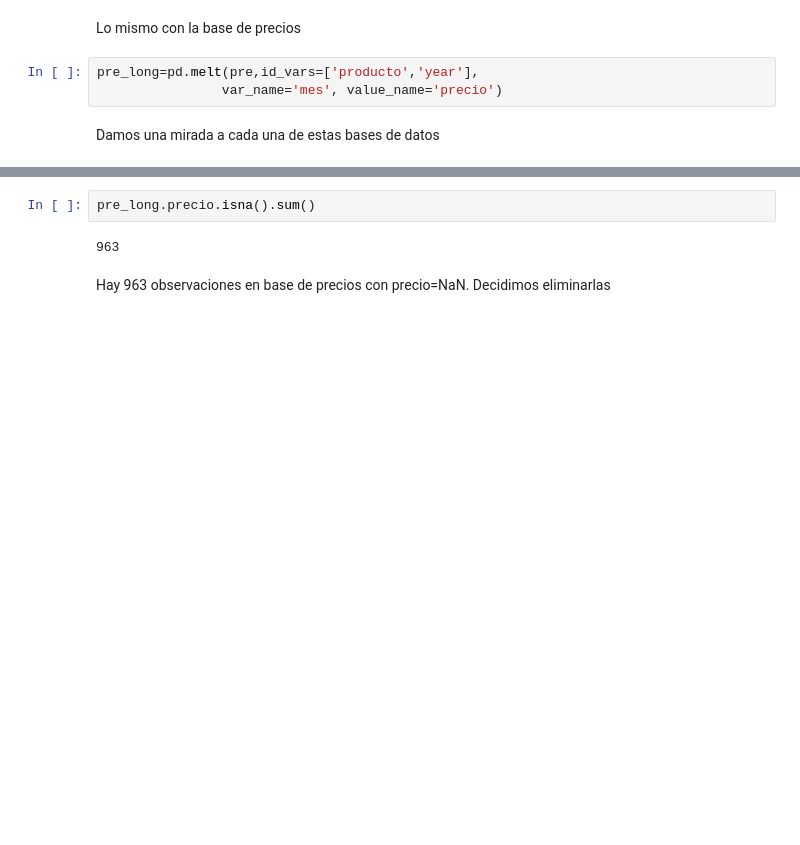
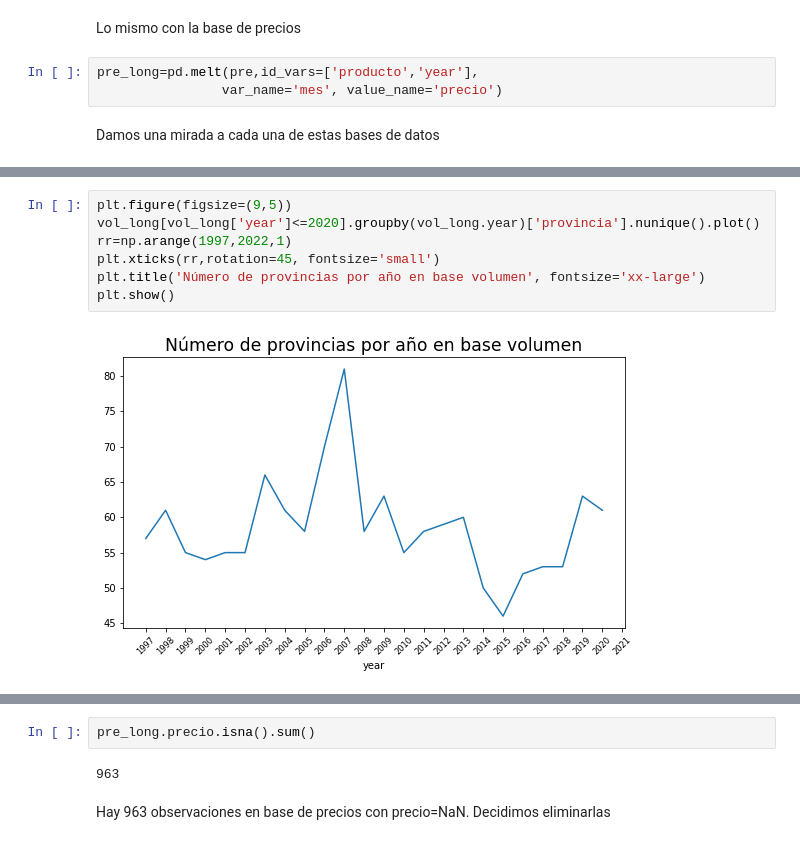
Before and after one commit to eduzegarra/grade_01, a Jupyter notebook: proyecto_papa.ipynb, the cells around one changed output, grey strips where cells are left out. Cells and saved outputs as stored; diff of their text form; blank space fills up the shorter version.

```diff
--- a/proyecto_papa.ipynb
+++ b/proyecto_papa.ipynb
@@ -85,2 +86,11 @@ plt.show()
+# %%
+plt.figure(figsize=(9,5))
+vol_long[vol_long['year']<=2020].groupby(vol_long.year)['provincia'].nunique().plot()
+rr=np.arange(1997,2022,1)
+plt.xticks(rr,rotation=45, fontsize='small')
+plt.title('Número de provincias por año en base volumen', fontsize='xx-large')
+plt.show()
+# %% [output]
+[figure, added]
 # %%
 plt.figure(figsize=(9,5))
```
Also changed, not shown: parts of 17 cells of this notebook.
